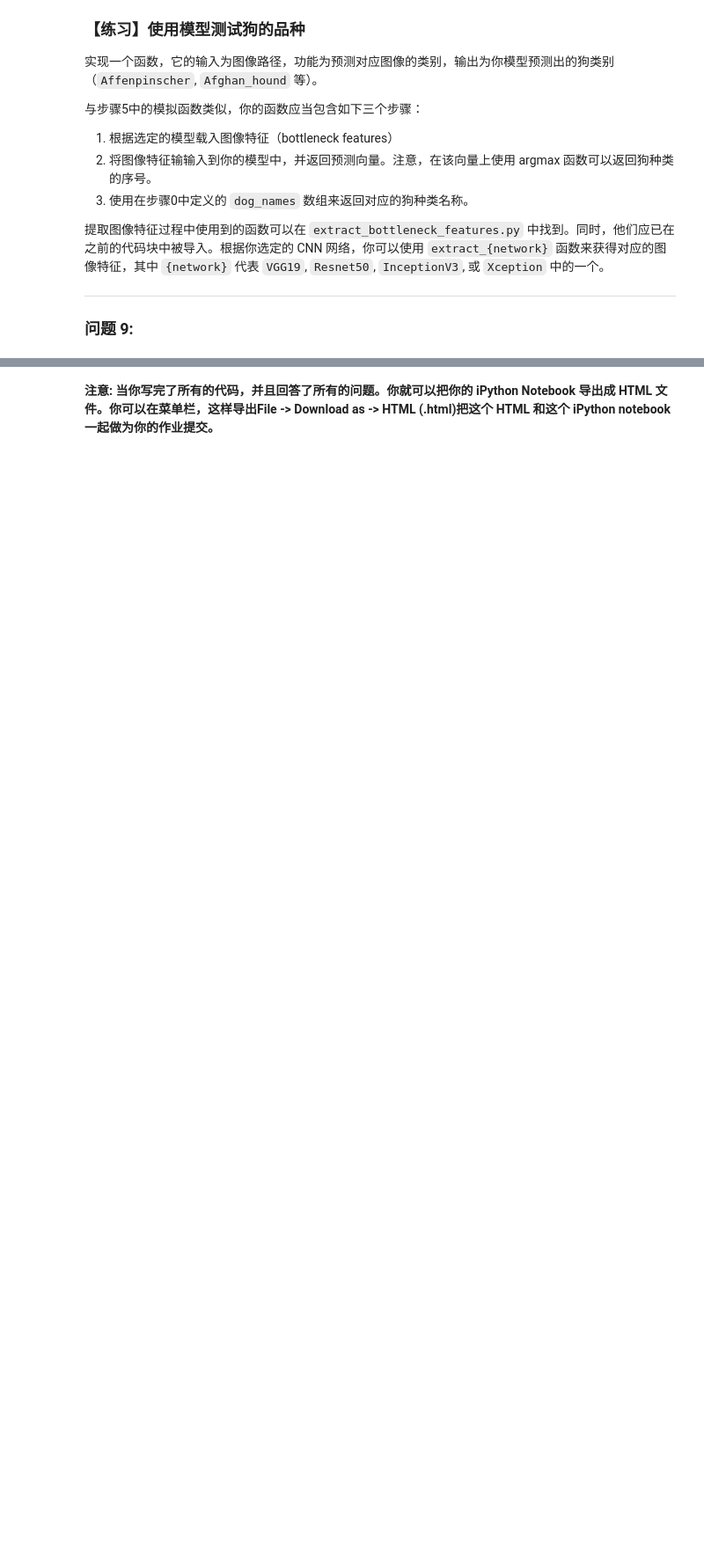
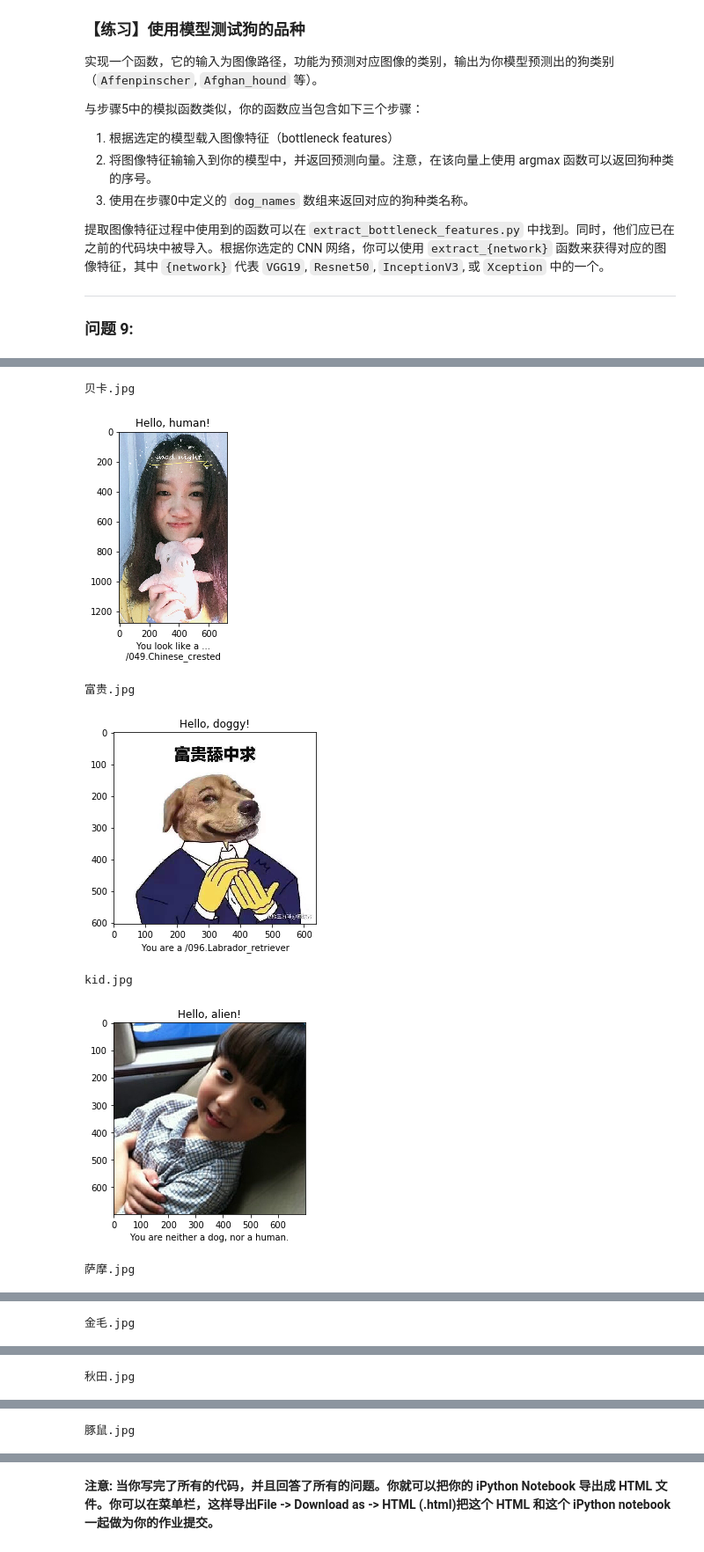
Before and after one commit to JarodYv/machine_learning_nano_degree, a Jupyter notebook: MLND_CN_P4_Dog_Project-master/dog_app.ipynb, the cells around one changed output, grey strips where cells are left out. Shown at 88% size. Drawn from its saved outputs; the diff is of its cells as text; code cells hidden in the pictures; blank space fills up the shorter version.

```diff
--- a/MLND_CN_P4_Dog_Project-master/dog_app.ipynb
+++ b/MLND_CN_P4_Dog_Project-master/dog_app.ipynb
@@ -544,5 +734,6 @@ __回答:__
 # %%
 ### TODO: 加载具有最佳验证loss的模型权重
+InceptionV3_model.load_weights('saved_models/weights.best.InceptionV3.hdf5')
 # %% [markdown]
 ---
 
@@ -582,3 +776,10 @@ __回答:__
+# %%
+### TODO: 写一个函数，该函数将图像的路径作为输入
+### 然后返回此模型所预测的狗的品种
+def InceptionV3_predict_breed(img_path):
+    bottleneck_feature = extract_InceptionV3(path_to_tensor(img_path))
+    predicted_vector   = InceptionV3_model.predict(bottleneck_feature)
+    return dog_names[np.argmax(predicted_vector)]
 # %% [markdown]
 ---
 
@@ -615,3 +813,31 @@ __回答:__
+# %%
+### TODO: 设计你的算法
+### 自由地使用所需的代码单元数吧
+def breed_predict(img):
+    result = ''
+    breed = ''
+
+    is_human = face_detector(img)
+    if is_human:
+        result = 'Hello, human!'
+        breed  = 'You look like a ...\n' + InceptionV3_predict_breed(img)
+    else:
+        is_dog = dog_detector(img)
+        if is_dog:
+            result = 'Hello, doggy!'
+            breed  = 'You are a ' + InceptionV3_predict_breed(img)
+        else:
+            result = 'Hello, alien!'
+            breed  = 'You are neither a dog, nor a human.'
+
+
+    fig = plt.figure(1)
+    ax = fig.add_subplot(111)
+    ax.set_title(result)
+    plt.xlabel(breed)
+    image = plt.imread(img)
+    plt.imshow(image)
+    plt.show()
 # %% [markdown]
 ---
 <a id='step7'></a>
@@ -634,0 +869,17 @@ __回答:__
+# %%
+## TODO: 在你的电脑上，在步骤6中，至少在6张图片上运行你的算法。
+## 自由地使用所需的代码单元数吧
+import os
+
+file_list = os.listdir('test_images')
+for f in file_list:
+    print(f)
+    breed_predict('test_images/'+f)
+# %% [output]
+贝卡.jpg
+[figure, added]
+富贵.jpg
+[figure, added]
+kid.jpg
+[figure, added]
+萨摩.jpg
@@ -634,0 +887 @@ __回答:__
+金毛.jpg
@@ -634,0 +889 @@ __回答:__
+秋田.jpg
@@ -634,0 +891 @@ __回答:__
+豚鼠.jpg
```
Also changed, not shown: parts of 34 cells of this notebook, 9 other files.
